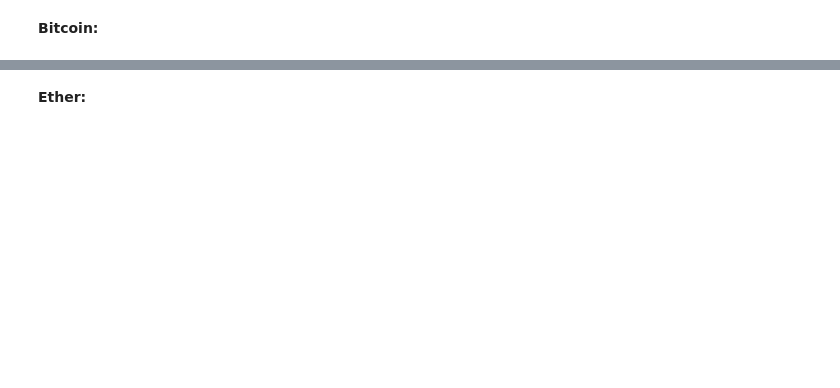
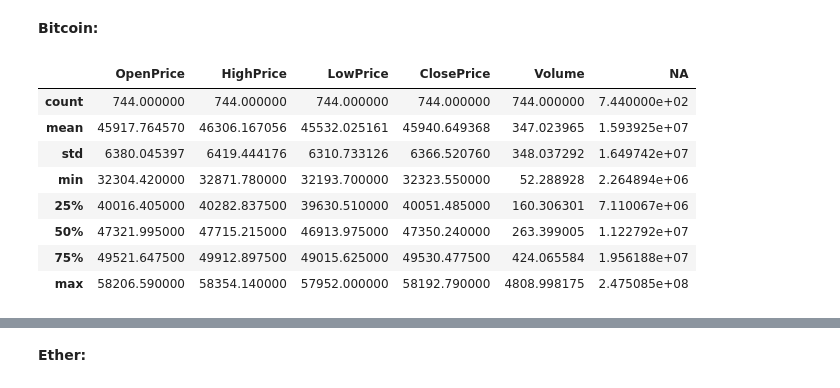
Before and after one commit to lp-pyth/ds-content-interactive-jupyterlab-tutorial, a Jupyter notebook: Tutorial.ipynb, the cells around one changed output, grey strips where cells are left out. Drawn from its saved outputs; the diff is of its cells as text; code cells hidden in the pictures; blank space fills up the shorter version.

```diff
--- a/Tutorial.ipynb
+++ b/Tutorial.ipynb
@@ -142,2 +145,14 @@ eth = get_historic_price('eth', 'bitstamp', after=last_year)
 # %% [markdown]
 **Bitcoin:**
+# %%
+btc.describe()
+# %% [output]
+|  | OpenPrice | HighPrice | LowPrice | ClosePrice | Volume | NA |
+| count | 744.000000 | 744.000000 | 744.000000 | 744.000000 | 744.000000 | 7.440000e+02 |
+| mean | 45917.764570 | 46306.167056 | 45532.025161 | 45940.649368 | 347.023965 | 1.593925e+07 |
+| std | 6380.045397 | 6419.444176 | 6310.733126 | 6366.520760 | 348.037292 | 1.649742e+07 |
+| min | 32304.420000 | 32871.780000 | 32193.700000 | 32323.550000 | 52.288928 | 2.264894e+06 |
+| 25% | 40016.405000 | 40282.837500 | 39630.510000 | 40051.485000 | 160.306301 | 7.110067e+06 |
+| 50% | 47321.995000 | 47715.215000 | 46913.975000 | 47350.240000 | 263.399005 | 1.122792e+07 |
+| 75% | 49521.647500 | 49912.897500 | 49015.625000 | 49530.477500 | 424.065584 | 1.956188e+07 |
+| max | 58206.590000 | 58354.140000 | 57952.000000 | 58192.790000 | 4808.998175 | 2.475085e+08 |
```
Also changed, not shown: parts of 11 cells of this notebook.
